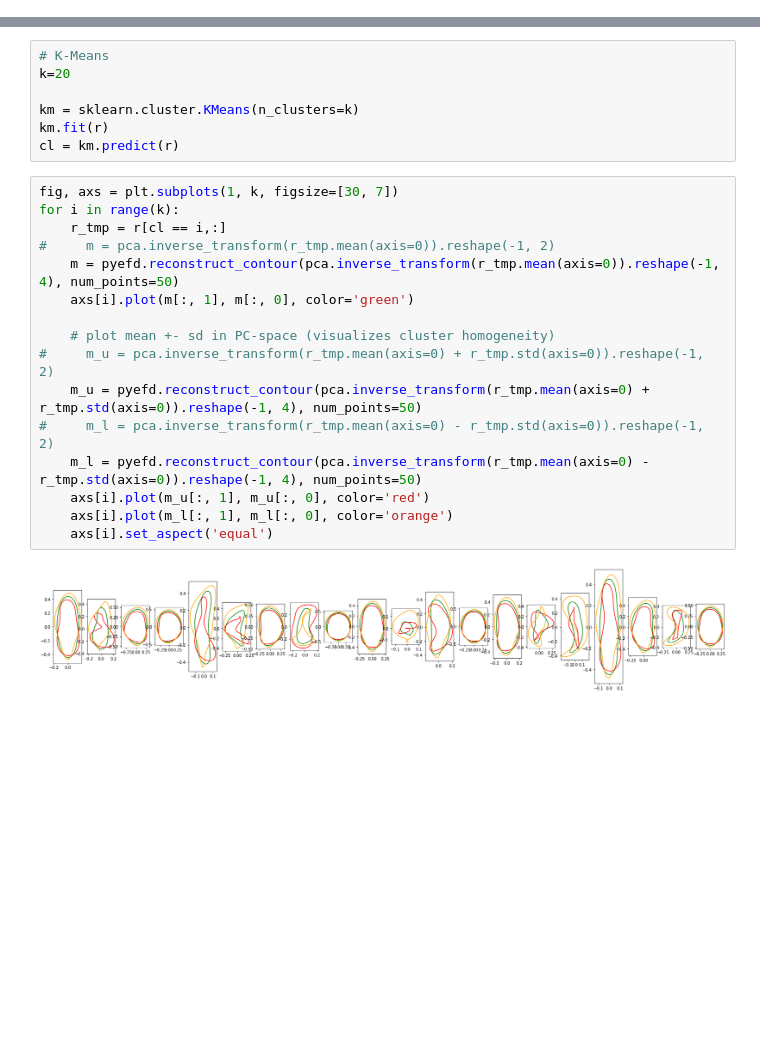
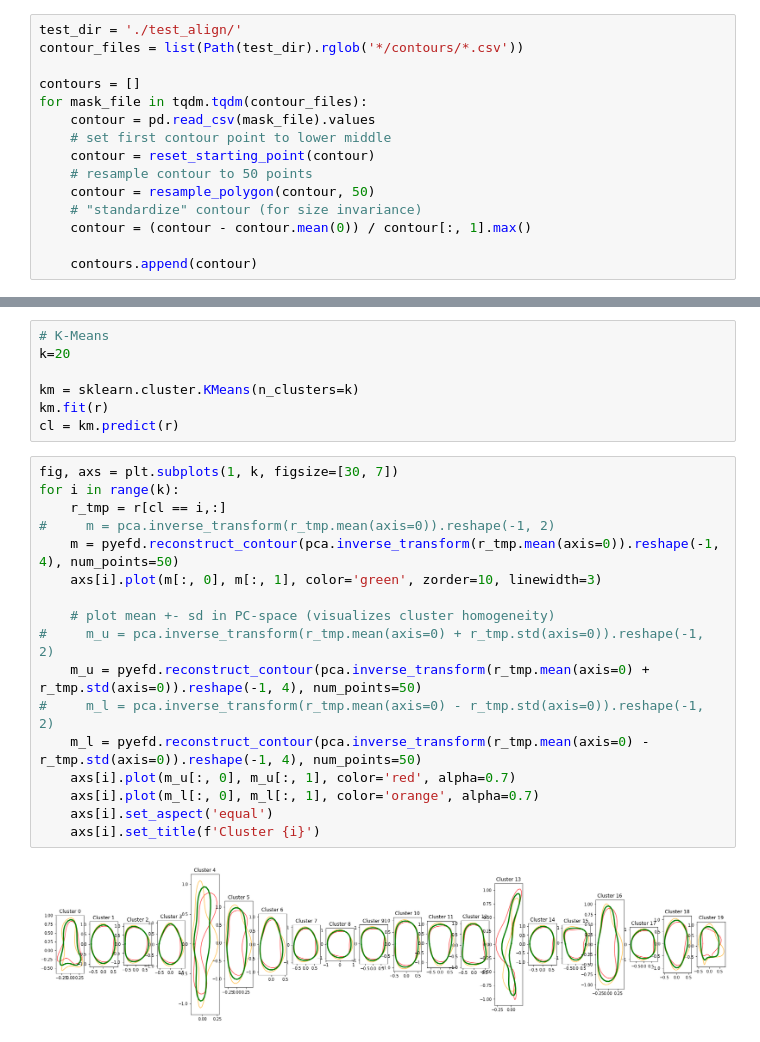
Before and after one commit to TankredO/seed_detector, a Jupyter notebook: shapes_test.ipynb, the cells around one changed output, grey strips where cells are left out. Saved outputs shown, nothing was run; the diff lists cells and outputs as text; blank space fills up the shorter version.

Commit message:
align, shapes_test updates

```diff
--- a/shapes_test.ipynb
+++ b/shapes_test.ipynb
@@ -23,4 +24,19 @@ def reset_starting_point(contour):
             best_d = d
             best_i = i
     return np.r_[contour[best_i:, ], contour[:best_i, ]]
+# %%
+test_dir = './test_align/'
+contour_files = list(Path(test_dir).rglob('*/contours/*.csv'))
+
+contours = []
+for mask_file in tqdm.tqdm(contour_files):
+    contour = pd.read_csv(mask_file).values
+    # set first contour point to lower middle
+    contour = reset_starting_point(contour)
+    # resample contour to 50 points
+    contour = resample_polygon(contour, 50)
+    # "standardize" contour (for size invariance)
+    contour = (contour - contour.mean(0)) / contour[:, 1].max()
+
+    contours.append(contour)
 # %%
@@ -85,20 +87,21 @@ cl = km.predict(r)
 # %%
 fig, axs = plt.subplots(1, k, figsize=[30, 7])
 for i in range(k):
     r_tmp = r[cl == i,:]
 #     m = pca.inverse_transform(r_tmp.mean(axis=0)).reshape(-1, 2)
     m = pyefd.reconstruct_contour(pca.inverse_transform(r_tmp.mean(axis=0)).reshape(-1, 4), num_points=50)
-    axs[i].plot(m[:, 1], m[:, 0], color='green')
+    axs[i].plot(m[:, 0], m[:, 1], color='green', zorder=10, linewidth=3)
 
     # plot mean +- sd in PC-space (visualizes cluster homogeneity)
 #     m_u = pca.inverse_transform(r_tmp.mean(axis=0) + r_tmp.std(axis=0)).reshape(-1, 2)
     m_u = pyefd.reconstruct_contour(pca.inverse_transform(r_tmp.mean(axis=0) + r_tmp.std(axis=0)).reshape(-1, 4), num_points=50)
 #     m_l = pca.inverse_transform(r_tmp.mean(axis=0) - r_tmp.std(axis=0)).reshape(-1, 2)
     m_l = pyefd.reconstruct_contour(pca.inverse_transform(r_tmp.mean(axis=0) - r_tmp.std(axis=0)).reshape(-1, 4), num_points=50)
-    axs[i].plot(m_u[:, 1], m_u[:, 0], color='red')
-    axs[i].plot(m_l[:, 1], m_l[:, 0], color='orange')
+    axs[i].plot(m_u[:, 0], m_u[:, 1], color='red', alpha=0.7)
+    axs[i].plot(m_l[:, 0], m_l[:, 1], color='orange', alpha=0.7)
     axs[i].set_aspect('equal')
+    axs[i].set_title(f'Cluster {i}')
 # %% [output]
-[figure, old version]
+[figure, new version]
 # %%
 # inspect one cluster (plots 20 randomly drawn contours from a cluster)
```
Also changed, not shown: parts of 5 cells of this notebook, 1 other file.
